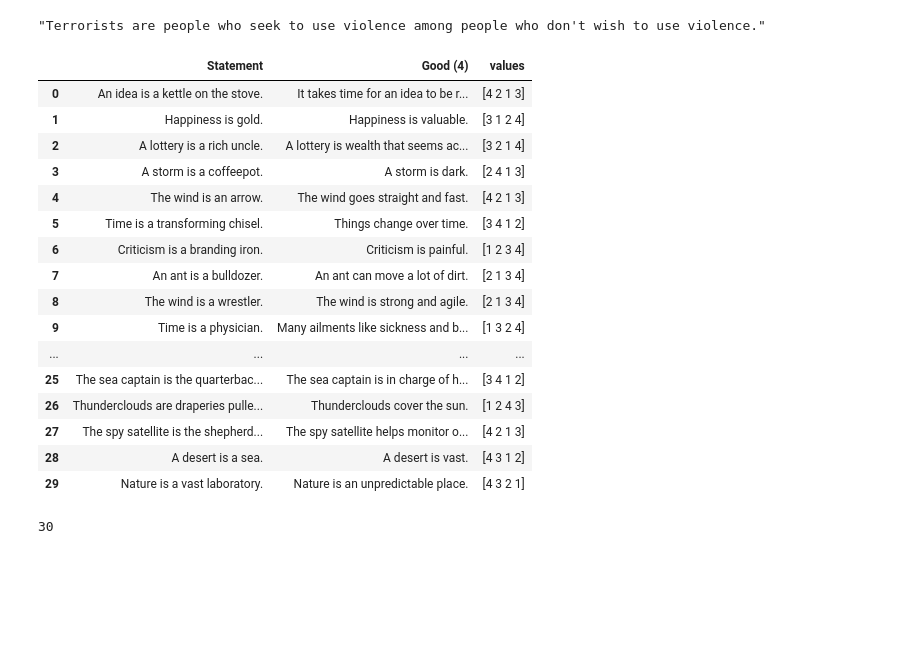
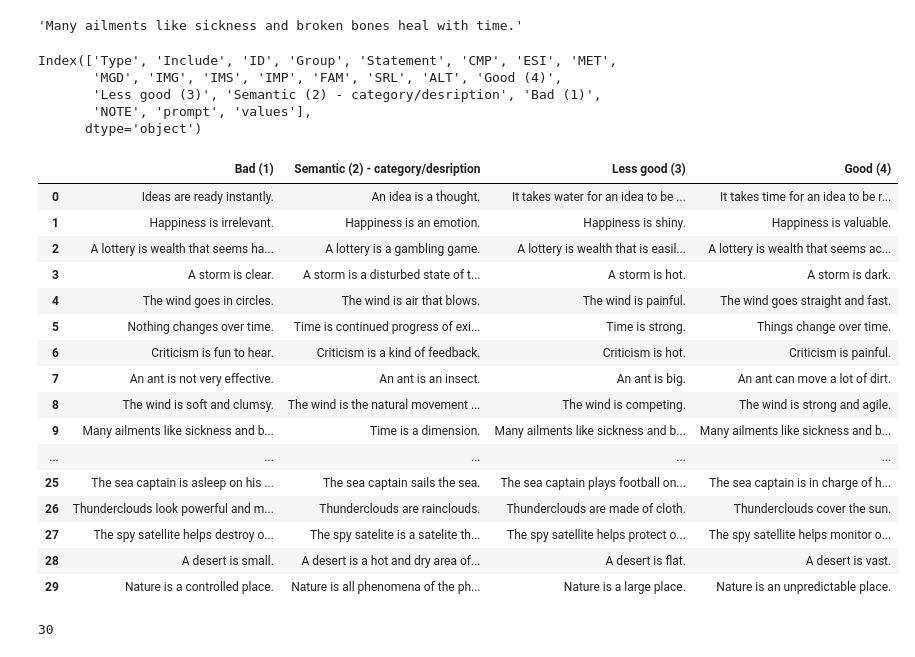
Before and after one commit to benpry/chain-pragmatics, a Jupyter notebook: code/CreateKatzPrompts.ipynb, the cells around one changed output. Cells and saved outputs as stored; diff of their text form; code cells hidden in the pictures; blank space fills up the shorter version.

```diff
--- a/code/CreateKatzPrompts.ipynb
+++ b/code/CreateKatzPrompts.ipynb
@@ -4,29 +4,37 @@ from pyprojroot import here
 # %%
 df_prompts = pd.read_csv(here("data/katz-corpus/katz-corpus-train.csv"))
 # %%
-df_prompts.loc[24]["Good (4)"]
+df_prompts.loc[9]["Good (4)"]
 # %% [output]
-"Terrorists are people who seek to use violence among people who don't wish to use violence."
+'Many ailments like sickness and broken bones heal with time.'
+# %%
+df_prompts.columns
+# %% [output]
+Index(['Type', 'Include', 'ID', 'Group', 'Statement', 'CMP', 'ESI', 'MET',
+       'MGD', 'IMG', 'IMS', 'IMP', 'FAM', 'SRL', 'ALT', 'Good (4)',
+       'Less good (3)', 'Semantic (2) - category/desription', 'Bad (1)',
+       'NOTE', 'prompt', 'values'],
+      dtype='object')
 # %%
-df_prompts[["Statement", "Good (4)", "values"]]
+df_prompts[["Bad (1)", "Semantic (2) - category/desription", "Less good (3)", "Good (4)"]]
 # %% [output]
-|  | Statement | Good (4) | values |
-| 0 | An idea is a kettle on the stove. | It takes time for an idea to be r... | [4 2 1 3] |
-| 1 | Happiness is gold. | Happiness is valuable. | [3 1 2 4] |
-| 2 | A lottery is a rich uncle. | A lottery is wealth that seems ac... | [3 2 1 4] |
-| 3 | A storm is a coffeepot. | A storm is dark. | [2 4 1 3] |
-| 4 | The wind is an arrow. | The wind goes straight and fast. | [4 2 1 3] |
-| 5 | Time is a transforming chisel. | Things change over time. | [3 4 1 2] |
-| 6 | Criticism is a branding iron. | Criticism is painful. | [1 2 3 4] |
-| 7 | An ant is a bulldozer. | An ant can move a lot of dirt. | [2 1 3 4] |
-| 8 | The wind is a wrestler. | The wind is strong and agile. | [2 1 3 4] |
-| 9 | Time is a physician. | Many ailments like sickness and b... | [1 3 2 4] |
-| ... | ... | ... | ... |
-| 25 | The sea captain is the quarterbac... | The sea captain is in charge of h... | [3 4 1 2] |
-| 26 | Thunderclouds are draperies pulle... | Thunderclouds cover the sun. | [1 2 4 3] |
-| 27 | The spy satellite is the shepherd... | The spy satellite helps monitor o... | [4 2 1 3] |
-| 28 | A desert is a sea. | A desert is vast. | [4 3 1 2] |
-| 29 | Nature is a vast laboratory. | Nature is an unpredictable place. | [4 3 2 1] |
+|  | Bad (1) | Semantic (2) - category/desription | Less good (3) | Good (4) |
+| 0 | Ideas are ready instantly. | An idea is a thought. | It takes water for an idea to be ... | It takes time for an idea to be r... |
+| 1 | Happiness is irrelevant. | Happiness is an emotion. | Happiness is shiny. | Happiness is valuable. |
+| 2 | A lottery is wealth that seems ha... | A lottery is a gambling game. | A lottery is wealth that is easil... | A lottery is wealth that seems ac... |
+| 3 | A storm is clear. | A storm is a disturbed state of t... | A storm is hot. | A storm is dark. |
+| 4 | The wind goes in circles. | The wind is air that blows. | The wind is painful. | The wind goes straight and fast. |
+| 5 | Nothing changes over time. | Time is continued progress of exi... | Time is strong. | Things change over time. |
+| 6 | Criticism is fun to hear. | Criticism is a kind of feedback. | Criticism is hot. | Criticism is painful. |
+| 7 | An ant is not very effective. | An ant is an insect. | An ant is big. | An ant can move a lot of dirt. |
+| 8 | The wind is soft and clumsy. | The wind is the natural movement ... | The wind is competing. | The wind is strong and agile. |
+| 9 | Many ailments like sickness and b... | Time is a dimension. | Many ailments like sickness and b... | Many ailments like sickness and b... |
+| ... | ... | ... | ... | ... |
+| 25 | The sea captain is asleep on his ... | The sea captain sails the sea. | The sea captain plays football on... | The sea captain is in charge of h... |
+| 26 | Thunderclouds look powerful and m... | Thunderclouds are rainclouds. | Thunderclouds are made of cloth. | Thunderclouds cover the sun. |
+| 27 | The spy satellite helps destroy o... | The spy satelite is a satelite th... | The spy satellite helps protect o... | The spy satellite helps monitor o... |
+| 28 | A desert is small. | A desert is a hot and dry area of... | A desert is flat. | A desert is vast. |
+| 29 | Nature is a controlled place. | Nature is all phenomena of the ph... | Nature is a large place. | Nature is an unpredictable place. |
 # %%
 # QUD rationales
 qud_rationales = [
```
Also changed, not shown: parts of 5 cells of this notebook, 20 other files.
